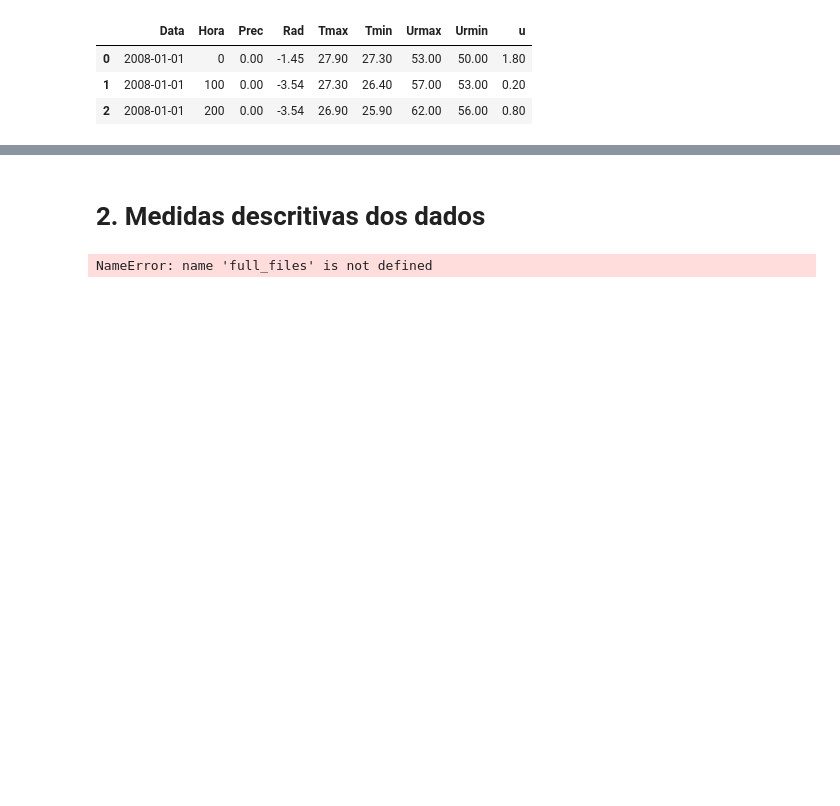
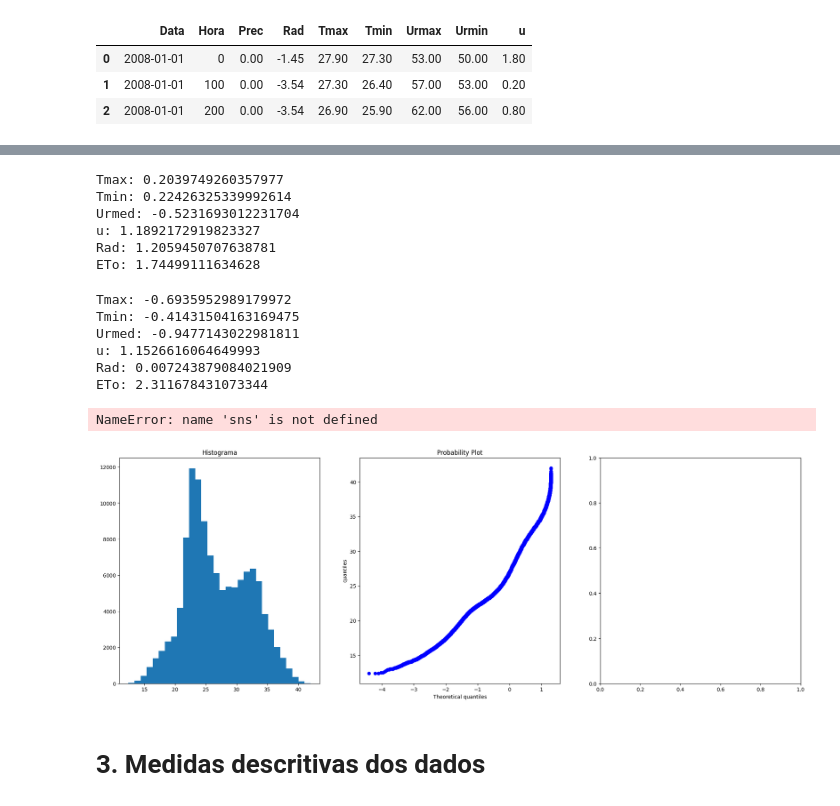
Before and after one commit to angelassilviane/esalq_dados_clima, a Jupyter notebook: main.ipynb, the cells around one changed output, grey strips where cells are left out. Saved outputs shown, nothing was run; the diff lists cells and outputs as text; code cells hidden in the pictures; blank space fills up the shorter version.

Commit message:
Upload de gráficos

```diff
--- a/main.ipynb
+++ b/main.ipynb
@@ -92,0 +113,4 @@ df_A738.head(3) # primeiras linhas
+# %%
+# 1) Paraná - TO (A010)
+df_estacao = pd.read_csv('./Dados_Estacoes/A010.csv', sep = ';')
+df_estacao
@@ -92,0 +131,8 @@ df_A738.head(3) # primeiras linhas
+# %%
+# Chamar a função para calcular a ETo:
+# def calc_eto(df_estacao, alt, lat)
+alt = 284
+lat = -12.615
+
+df_estacao = calc_eto(df_estacao, alt, lat)
+df_estacao
@@ -93,5 +191,55 @@ df_A738.head(3) # primeiras linhas
+# %%
+# Estatística descritiva: Histogramas x Gráfico Quantil x Boxplot
+# Medir o grau de simetria da curva, em relação a distribuição normal:
+# Se skew = 0 -> distribuição simétrica;
+# Se skew > 0 -> assimétrica positiva (à direita);
+# Se skew < 0 -> assimétrica negativa (à esquerda).
+
+print('Tmax:', df_estacao['Tmax'].skew())
+print('Tmin:', df_estacao['Tmin'].skew())
+print('Urmed:', df_estacao['Urmed'].skew())
+print('u:', df_estacao['u'].skew())
+print('Rad:', df_estacao['Rad'].skew())
+print('ETo:', df_estacao['ETo'].skew())
+# %% [output]
+Tmax: 0.2039749260357977
+Tmin: 0.22426325339992614
+Urmed: -0.5231693012231704
+u: 1.1892172919823327
+Rad: 1.2059450707638781
+ETo: 1.74499111634628
+# %%
+# Medir o grau de achatamento da curva, em relação a curva normal:
+# Se kurtosis = 0 -> distribuição mesocúrtica (normal);
+# Se kurtosis > 0 -> distribuição leptocúrtica, correspondendo a uma curva mais pontuda;
+# Se kurtosis < 0 -> platicúrtica, ou seja, uma curva mais achatada, com maior variabilidade dos dados.
+
+print('Tmax:', df_estacao['Tmax'].kurtosis())
+print('Tmin:', df_estacao['Tmin'].kurtosis())
+print('Urmed:', df_estacao['Urmed'].kurtosis())
+print('u:', df_estacao['u'].kurtosis())
+print('Rad:', df_estacao['Rad'].kurtosis())
+print('ETo:', df_estacao['ETo'].kurtosis())
+# %% [output]
+Tmax: -0.6935952989179972
+Tmin: -0.41431504163169475
+Urmed: -0.9477143022981811
+u: 1.1526616064649993
+Rad: 0.007243879084021909
+ETo: 2.311678431073344
+# %%
+# Plotar os gráficos:
+data_distribution(df_estacao,'Tmax')
+data_distribution(df_estacao,'Tmin')
+data_distribution(df_estacao,'Urmed')
+data_distribution(df_estacao,'u')
+data_distribution(df_estacao,'Rad')
+data_distribution(df_estacao,'ETo')
+# %% [output]
+NameError: name 'sns' is not defined
+[figure, added]
 # %% [markdown]
-# 2. Medidas descritivas dos dados
+# 3. Medidas descritivas dos dados
 # %%
 #### Conhecendo os dados ####
 
@@ -99,9 +247,7 @@ df_A738.head(3) # primeiras linhas
 # full_files.shape # linhas x colunas (1.969.488, 9)
 # type(full_files) # tipo de dado
 # full_files.index # (start=0, stop=1.969.488, step=1)
-full_files.columns # nome das colunas
+# full_files.columns # nome das colunas
-# %% [output]
-NameError: name 'full_files' is not defined
 # %%
 #### Verificar dados ausentes (quantidade absoluta) ####
 
```
Also changed, not shown: parts of 17 cells of this notebook, 2 other files.
